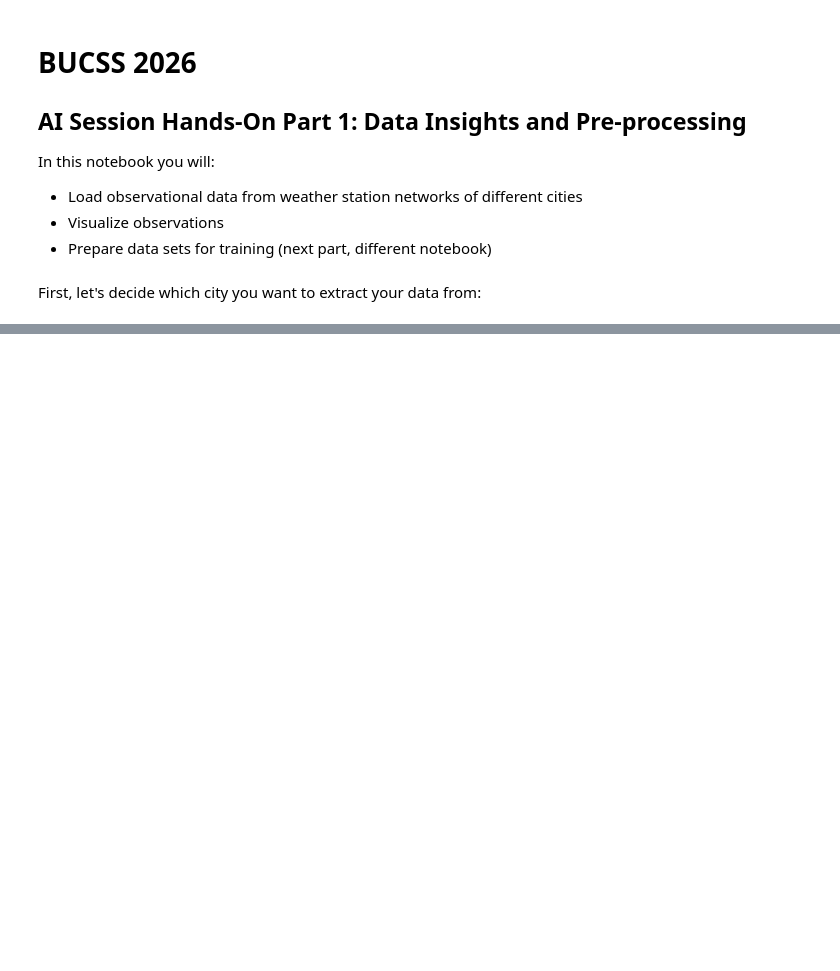
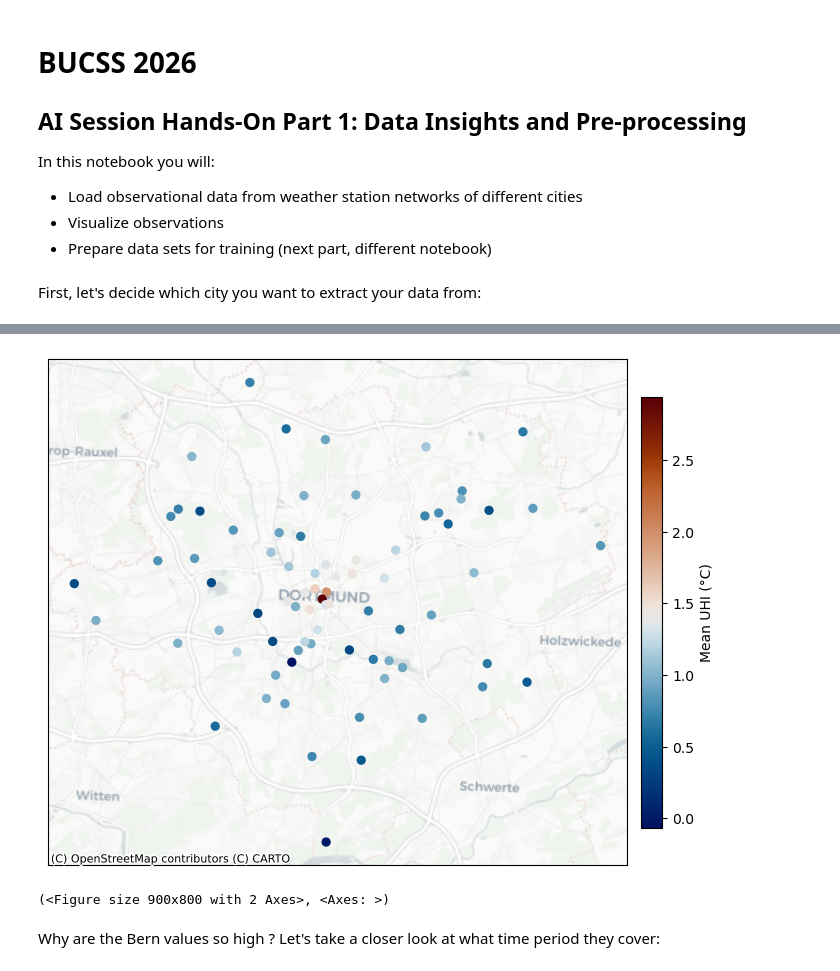
Before and after one commit to cpierceb/buccs_notebooks, a Jupyter notebook: notebooks/dataprep.ipynb, the cells around one changed output, grey strips where cells are left out. Saved outputs shown, nothing was run; the diff lists cells and outputs as text; code cells hidden in the pictures; blank space fills up the shorter version.

```diff
--- a/notebooks/dataprep.ipynb
+++ b/notebooks/dataprep.ipynb
@@ -50,0 +96,28 @@ obs_map(data)
+# %%
+
+stn = (data.groupby("station_id")
+            .agg(longitude=("longitude", "first"),
+                    latitude=("latitude", "first"),
+                    tmean=("air_temperature", "mean"))
+            .reset_index())
+
+rural_id = stn.loc[stn["tmean"].idxmin(), "station_id"]
+
+
+rural = (data.loc[data["station_id"] == rural_id, ["datetime_utc", "air_temperature"]]
+             .rename(columns={"air_temperature": "t_rural"}))
+
+m = data.merge(rural, on="datetime_utc", how="inner")
+
+m["uhi"] = m["air_temperature"] - m["t_rural"]
+
+uhi = m.groupby("station_id")["uhi"].mean().reset_index(name="uhi_mean")
+
+uhi = uhi.merge(stn[["station_id", "longitude", "latitude"]], on="station_id")
+
+obs_map(uhi, value_col = "uhi_mean")
+# %% [output]
+[figure, added]
+(<Figure size 900x800 with 2 Axes>, <Axes: >)
+# %% [markdown]
+Why are the Bern values so high ? Let's take a closer look at what time period they cover:
```
Also changed, not shown: parts of 10 cells of this notebook, 2 other files.
